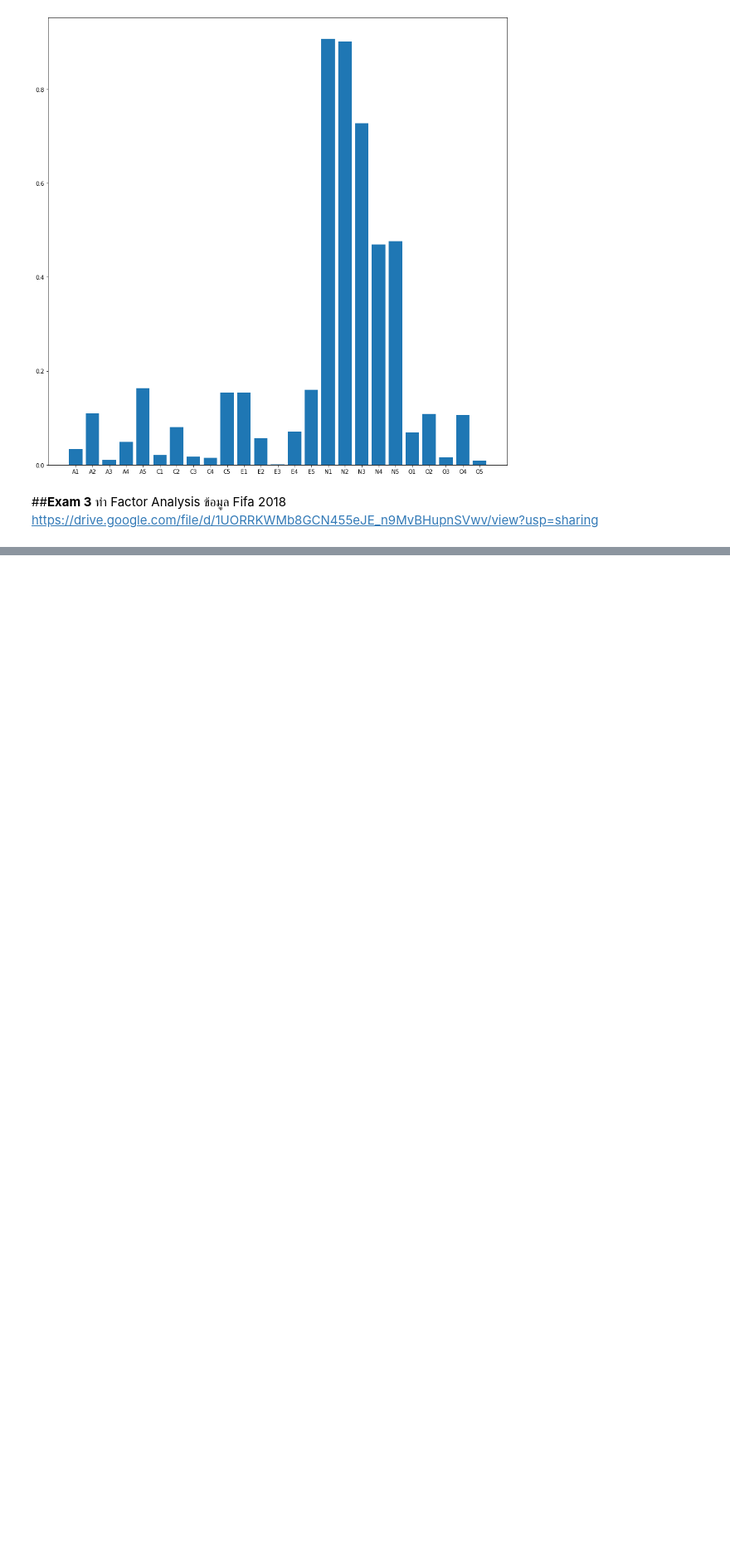
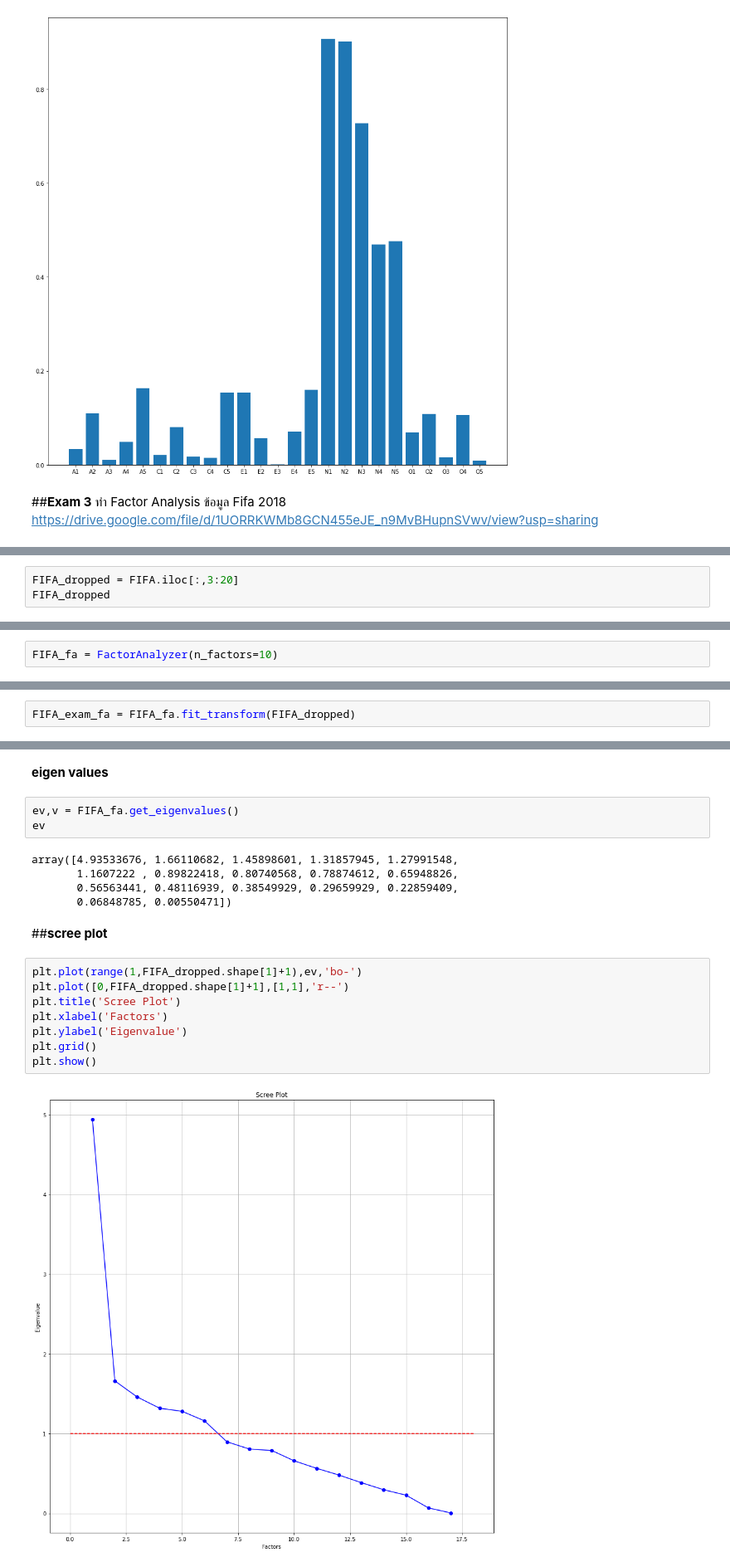
Before and after one commit to Nunticha24/Multivariate, a Jupyter notebook: Chapter_5_Factor_Analysis.ipynb, the cells around one changed output, grey strips where cells are left out. Shown at 83% size. Drawn from its saved outputs; the diff is of its cells as text; blank space fills up the shorter version.

Commit message:
Exam03

```diff
--- a/Chapter_5_Factor_Analysis.ipynb
+++ b/Chapter_5_Factor_Analysis.ipynb
@@ -206,0 +230,3 @@ plt.bar(range(25),np.absolute(fa2.loadings_[:,0]),tick_label=BFI_data_dropped.co
+# %%
+FIFA_dropped = FIFA.iloc[:,3:20]
+FIFA_dropped
@@ -206,0 +293,2 @@ plt.bar(range(25),np.absolute(fa2.loadings_[:,0]),tick_label=BFI_data_dropped.co
+# %%
+FIFA_fa = FactorAnalyzer(n_factors=10)
@@ -206,0 +297,2 @@ plt.bar(range(25),np.absolute(fa2.loadings_[:,0]),tick_label=BFI_data_dropped.co
+# %%
+FIFA_exam_fa = FIFA_fa.fit_transform(FIFA_dropped)
@@ -206,0 +303,22 @@ plt.bar(range(25),np.absolute(fa2.loadings_[:,0]),tick_label=BFI_data_dropped.co
+# %% [markdown]
+**eigen values**
+# %%
+ev,v = FIFA_fa.get_eigenvalues()
+ev
+# %% [output]
+array([4.93533676, 1.66110682, 1.45898601, 1.31857945, 1.27991548,
+       1.1607222 , 0.89822418, 0.80740568, 0.78874612, 0.65948826,
+       0.56563441, 0.48116939, 0.38549929, 0.29659929, 0.22859409,
+       0.06848785, 0.00550471])
+# %% [markdown]
+##**scree plot**
+# %%
+plt.plot(range(1,FIFA_dropped.shape[1]+1),ev,'bo-')
+plt.plot([0,FIFA_dropped.shape[1]+1],[1,1],'r--')
+plt.title('Scree Plot')
+plt.xlabel('Factors')
+plt.ylabel('Eigenvalue')
+plt.grid()
+plt.show()
+# %% [output]
+[figure, added]
```
Also changed, not shown: parts of 34 cells of this notebook.
